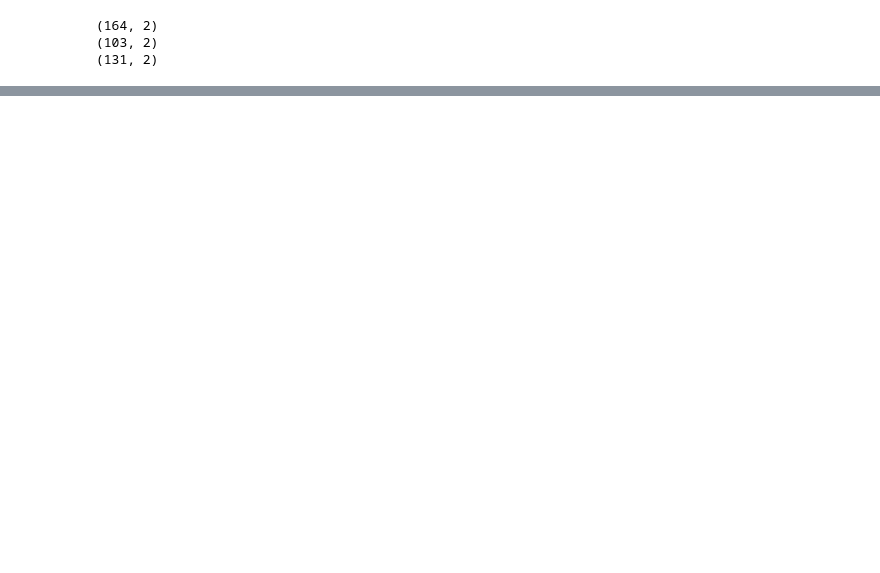
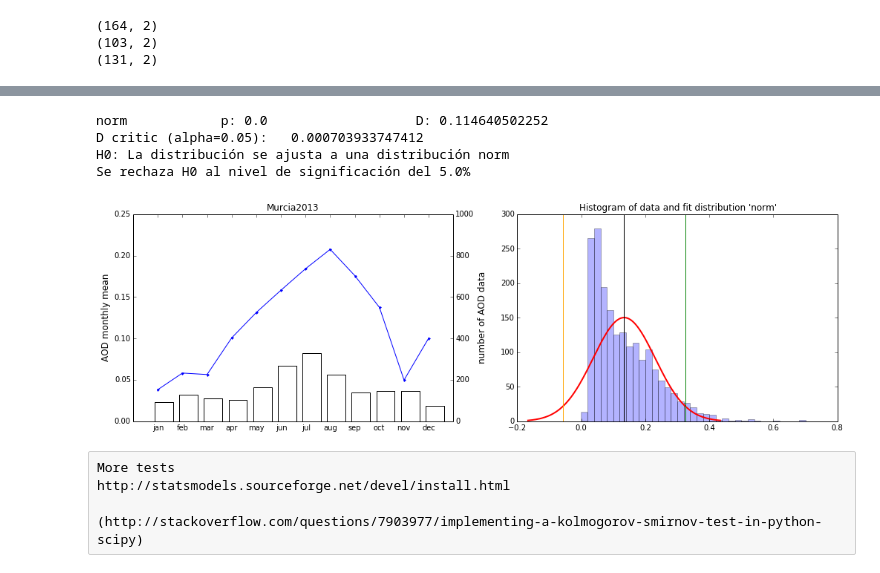
Before and after one commit to Ruben-VV/practica-python, a Jupyter notebook: Nuevo/aerosoles/aerosoles_Murcia2013_nuevo.ipynb, the cells around one changed output, grey strips where cells are left out. Cells and saved outputs as stored; diff of their text form; code cells hidden in the pictures; blank space fills up the shorter version.

```diff
--- a/Nuevo/aerosoles/aerosoles_Murcia2013_nuevo.ipynb
+++ b/Nuevo/aerosoles/aerosoles_Murcia2013_nuevo.ipynb
@@ -56,0 +88,5 @@ print at2.extract_aeronet_data(file_aeronet_Murcia).shape
+# %%
+## Con la función extract_aeronet_data
+file_aeronet_Murcia = '/spred/pn32/Renovables/Red/Aeronet/lev15/130101_131231_Murcia.lev15'
+df_out_Murcia = extract_aeronet_data(file_aeronet_Murcia)
+df_out_Murcia['month'] = df_out_Murcia.index.month
@@ -56,0 +135,47 @@ print at2.extract_aeronet_data(file_aeronet_Murcia).shape
+# %%
+aodMen_Murcia = [df_out_Murcia[df_out_Murcia['month']==i]['AOT_500'].mean() for i in range(1,13)]
+dataAODmen_Murcia = [len(df_out_Murcia[df_out_Murcia['month']==i]['AOT_500']) for i in range(1,13)]
+df_Murcia = pd.DataFrame({'AODmean_Murcia':aodMen_Murcia, 'number of AOD data':dataAODmen_Murcia })
+
+pylab.figure(figsize=(17,5))
+ax = plt.subplot(121)
+#ax = df_Murcia.plot(y = 'AODmean_Murcia', marker='.')
+ax.plot(df_Murcia.index.values, df_Murcia['AODmean_Murcia'], marker='.')
+ax2 = df_Murcia['number of AOD data'].plot(kind = 'bar', secondary_y=True, color ='white',
+                                           align='center')
+#ax2 =df_Murcia.plot(y = 'number of AOD data', secondary_y=True)
+
+ax.set_ylabel("AOD monthly mean", fontsize=12)
+ax2.set_ylabel("number of AOD data", fontsize=12)
+
+#ax.set_ylim(-150,200)
+width = 0.3
+ind = np.arange(len(dataAODmen_Murcia))
+#rects1 = ax2.bar(ind, dataAODmen_Murcia, width, color='white', align='center')
+xTickMarks = ['jan', 'feb', 'mar', 'apr', 'may', 'jun', 'jul', 'aug', 'sep',
+               'oct', 'nov', 'dec']
+ax.set_xticks(ind)
+ax.set_ylim(0,0.25)
+ax2.set_ylim(0,1000)
+xtickNames = ax.set_xticklabels(xTickMarks)
+ax.set_xlim(-1,12)
+ax2.set_xlim(-1,12)
+
+#bar_label(rects1, dataAODmen_Murcia)
+ax.set_title('Murcia2013')
+
+
+# Histogram and K-S Test
+ax = plt.subplot(122)
+PlotHist(df_out_Murcia['AOT_500'], bin=np.arange(0,0.75,0.02), cdf="norm")
+# %% [output]
+norm            p: 0.0                   D: 0.114640502252
+D critic (alpha=0.05):   0.000703933747412
+H0: La distribución se ajusta a una distribución norm
+Se rechaza H0 al nivel de significación del 5.0%
+[figure, added]
+# %% [raw]
+More tests
+http://statsmodels.sourceforge.net/devel/install.html
+
+(http://stackoverflow.com/questions/7903977/implementing-a-kolmogorov-smirnov-test-in-python-scipy)
```
Also changed, not shown: parts of 22 cells of this notebook, 6 other files.
